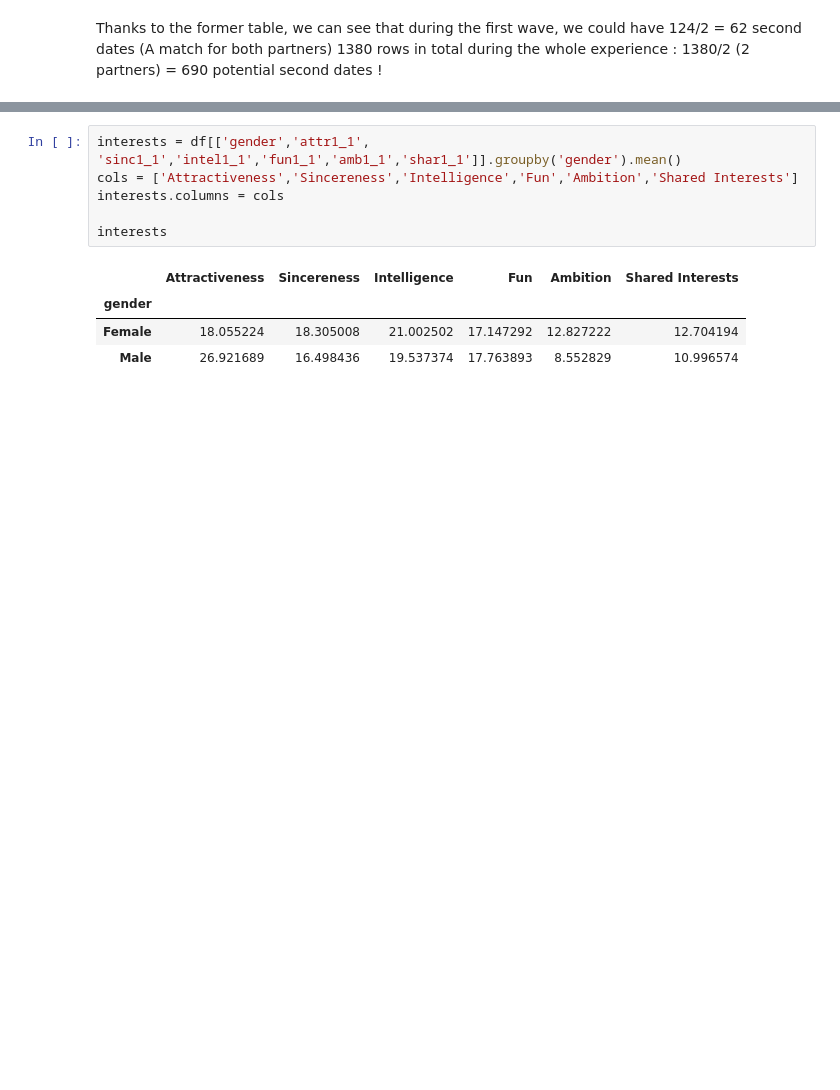
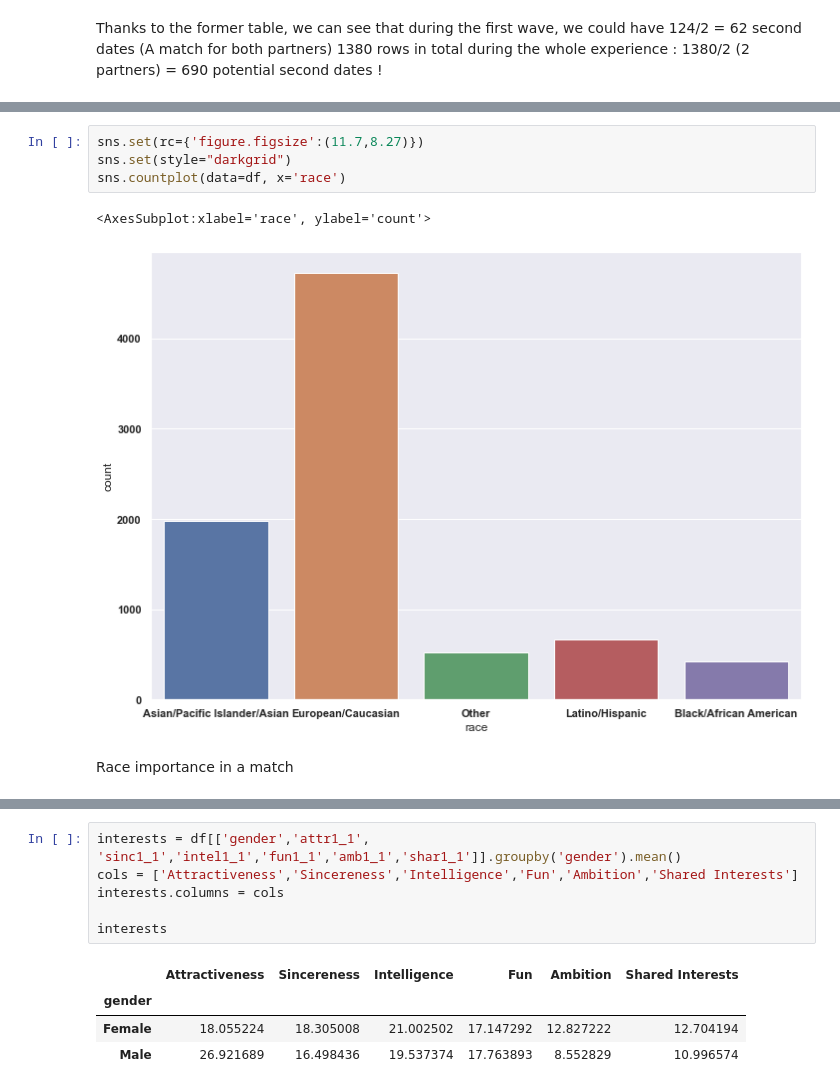
Before and after one commit to dafrd/speed-dating, a Jupyter notebook: analyze.ipynb, the cells around one changed output, grey strips where cells are left out. Drawn from its saved outputs; the diff is of its cells as text; blank space fills up the shorter version.

```diff
--- a/analyze.ipynb
+++ b/analyze.ipynb
@@ -169 +161,10 @@ fig2.show()
+# %%
+sns.set(rc={'figure.figsize':(11.7,8.27)})
+sns.set(style="darkgrid")
+sns.countplot(data=df, x='race')
+# %% [output]
+<AxesSubplot:xlabel='race', ylabel='count'>
+[figure, added]
+# %% [markdown]
+Race importance in a match
 # %%
```
Also changed, not shown: parts of 29 cells of this notebook.
